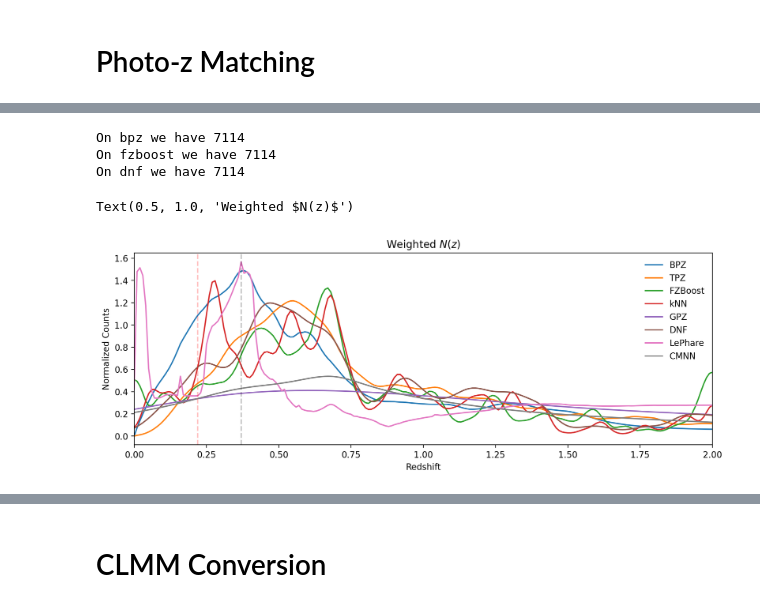
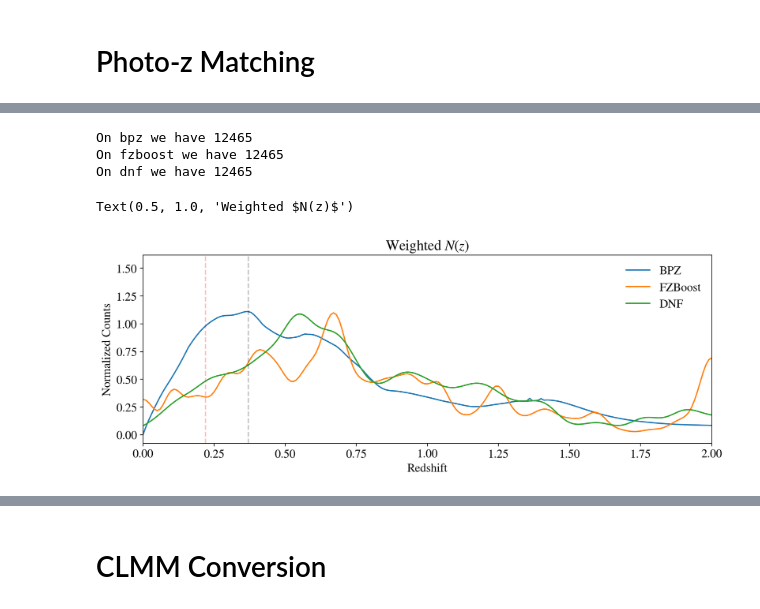
Before and after one commit to lsst-sitcom/comcam_clusters, a Jupyter notebook: ACO360_WL_Anacal_PZmatching.ipynb, the cells around one changed output, grey strips where cells are left out. Drawn from its saved outputs; the diff is of its cells as text; code cells hidden in the pictures.

```diff
--- a/ACO360_WL_Anacal_PZmatching.ipynb
+++ b/ACO360_WL_Anacal_PZmatching.ipynb
@@ -691,5 +981,5 @@ Text(0, 0.5, 'Counts')
 # %%
 N_ana = len(anacal_table)
-goodmatch_filt = dists[:,0] < 1/3600
+goodmatch_filt = dists[:,0] < 0.5/3600
 print(f"Num anacal: {N_ana}. Num matches: {np.sum(goodmatch_filt)}")
 # %% [output]
@@ -711,4 +999 @@ Rpz = np.mean(anacal_pz_table['res'])
-# %%
-anacal_pz_table['cal_e1'] = anacal_pz_table['correct_e1']/Rpz
-anacal_pz_table['cal_e2'] = anacal_pz_table['correct_e2']/Rpz
 # %%
@@ -776,2 +1059,2 @@ len(anacal_table)
 # %%
-pz_weights = anacal_pz_table['res']
+pz_weights = anacal_pz_table['wdet'] * (anacal_pz_table['de1_dg1'] + anacal_pz_table['de2_dg2']) / 2.0
@@ -796,11 +1070,13 @@ pz_goodndx = pz_ndxs[goodmatch_filt, 0]
 for alg in pz_algs:
     print(f"On {alg} we have {len(pz_goodndx)}")
     pdf, sample_pdf, xs = get_pdfs(alg, pz_goodndx, pz_dir = pz_sv38_pdf_dir, weights=pz_weights)
-    np.save(f'cluster_data/anacal_pzs_{alg}.npy', sample_pdf)
+    np.save(f'cluster_data/anacal_pzs_{alg}_bright_allmasks.npy', sample_pdf)
     wl_pdfs.append(pdf)
+    del pdf, sample_pdf
+    _ = gc.collect()
 
 res_wl_pdfs2 = np.array(wl_pdfs)
 # %% [output]
-On bpz we have 7114
-On fzboost we have 7114
-On dnf we have 7114
+On bpz we have 12465
+On fzboost we have 12465
+On dnf we have 12465
@@ -813,22 +1085,23 @@ xs = np.linspace(0, 3, 301)
 # %%
 fig, ax = plt.subplots(1, figsize=(12, 4))
 
 pz_algs = ['BPZ', 'TPZ', 'FZBoost', 'kNN', 'GPZ', 'DNF', 'LePhare', 'CMNN']
+pz_algs = ['BPZ', 'FZBoost', 'DNF']
 xs = np.linspace(0, 3, 301)
 for i, alg in enumerate(pz_algs):
-    ax.plot(xs, res_wl_pdfs[i], label=pz_algs[i])
+    ax.plot(xs, res_wl_pdfs2[i], label=pz_algs[i])
 
 ax.legend(frameon=False)
 ax.set_xlim(0, 2)
 ax.set_xlabel("Redshift")
 ax.set_ylabel("Normalized Counts")
 ax.axvline(0.22, ls='--', color='r', alpha=0.25)
 ax.axvline(0.37, ls='--', color='k', alpha=0.25)
 ax.set_title("Weighted $N(z)$")
 # ax.set_title("N(z) with $z \\geq 0.37$ and $\\sigma_z \\leq 0.25$")
 # %% [output]
 Text(0.5, 1.0, 'Weighted $N(z)$')
-[figure, old version]
+[figure, new version]
 # %%
 np.sum(wl_pdfs, axis=1)
 # %% [output]
```
Also changed, not shown: parts of 59 cells of this notebook.
